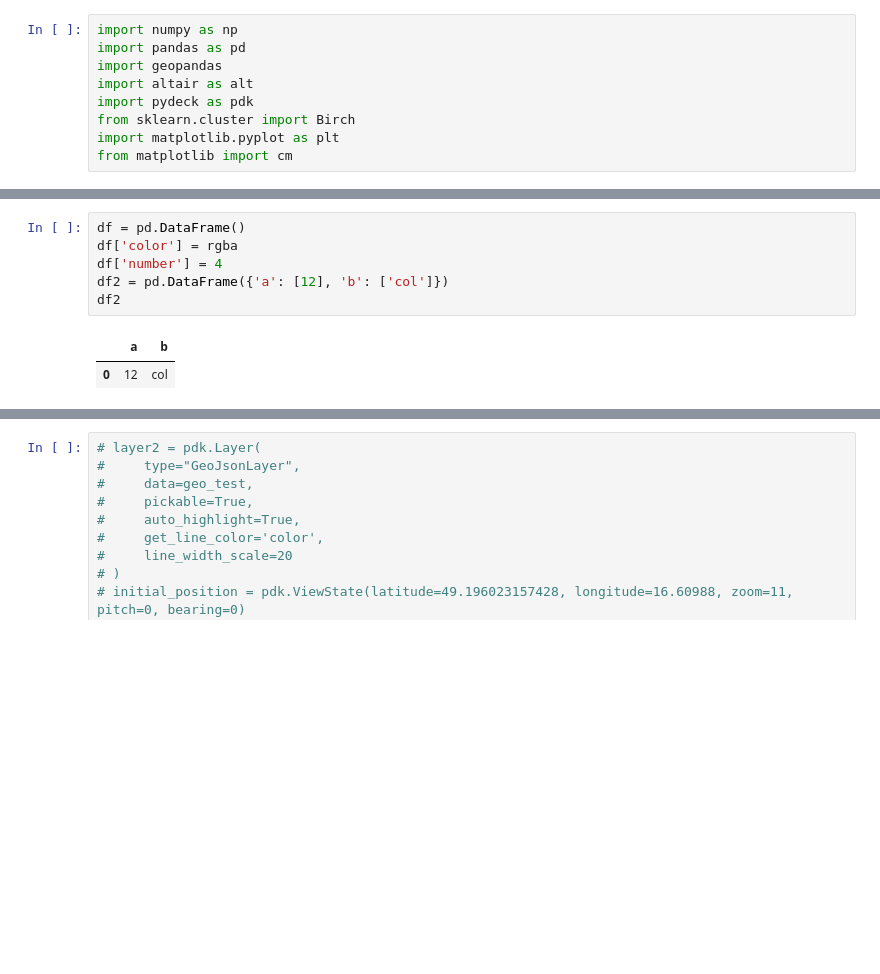
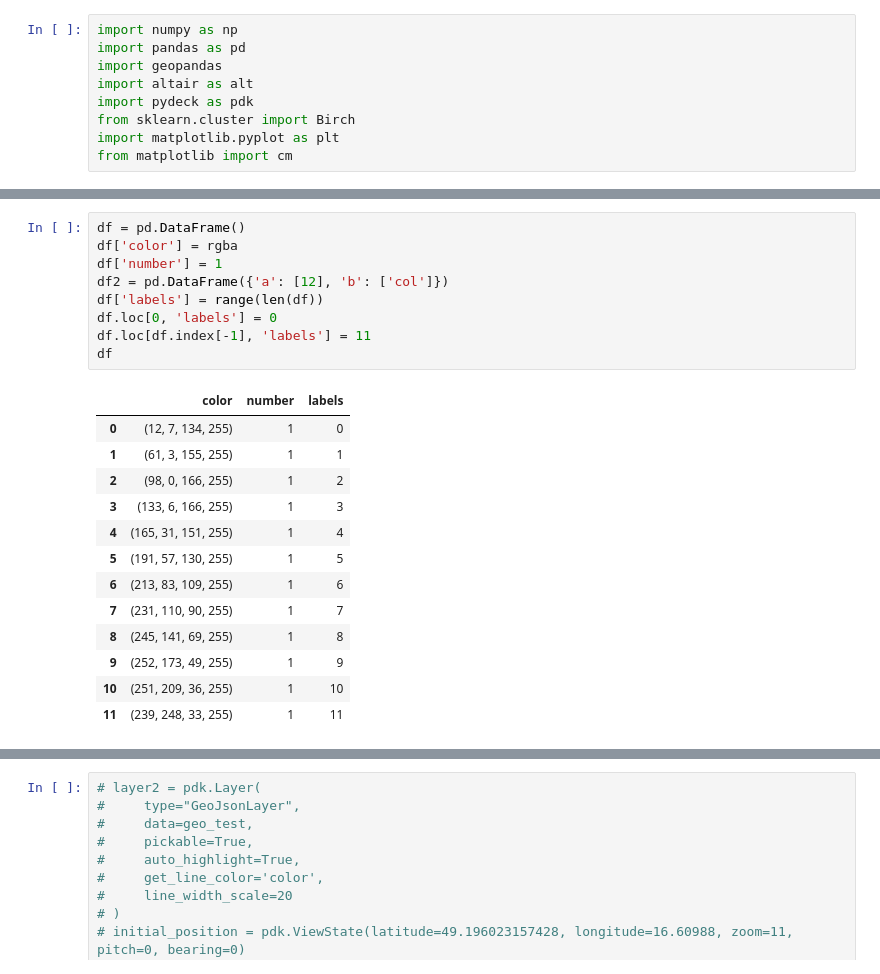
Before and after one commit to matousidc/streamlit_app, a Jupyter notebook: maps.ipynb, the cells around one changed output, grey strips where cells are left out. Drawn from its saved outputs; the diff is of its cells as text; blank space fills up the shorter version.

```diff
--- a/maps.ipynb
+++ b/maps.ipynb
@@ -33,9 +71,23 @@ rgba = [tuple(int(q) for q in x) for x in rgba_array]  # values to int
 # %%
 df = pd.DataFrame()
 df['color'] = rgba
-df['number'] = 4
+df['number'] = 1
 df2 = pd.DataFrame({'a': [12], 'b': ['col']})
-df2
+df['labels'] = range(len(df))
+df.loc[0, 'labels'] = 0
+df.loc[df.index[-1], 'labels'] = 11
+df
 # %% [output]
-|  | a | b |
-| 0 | 12 | col |
+|  | color | number | labels |
+| 0 | (12, 7, 134, 255) | 1 | 0 |
+| 1 | (61, 3, 155, 255) | 1 | 1 |
+| 2 | (98, 0, 166, 255) | 1 | 2 |
+| 3 | (133, 6, 166, 255) | 1 | 3 |
+| 4 | (165, 31, 151, 255) | 1 | 4 |
+| 5 | (191, 57, 130, 255) | 1 | 5 |
+| 6 | (213, 83, 109, 255) | 1 | 6 |
+| 7 | (231, 110, 90, 255) | 1 | 7 |
+| 8 | (245, 141, 69, 255) | 1 | 8 |
+| 9 | (252, 173, 49, 255) | 1 | 9 |
+| 10 | (251, 209, 36, 255) | 1 | 10 |
+| 11 | (239, 248, 33, 255) | 1 | 11 |
```
Also changed, not shown: parts of 15 cells of this notebook, 17 other files.
